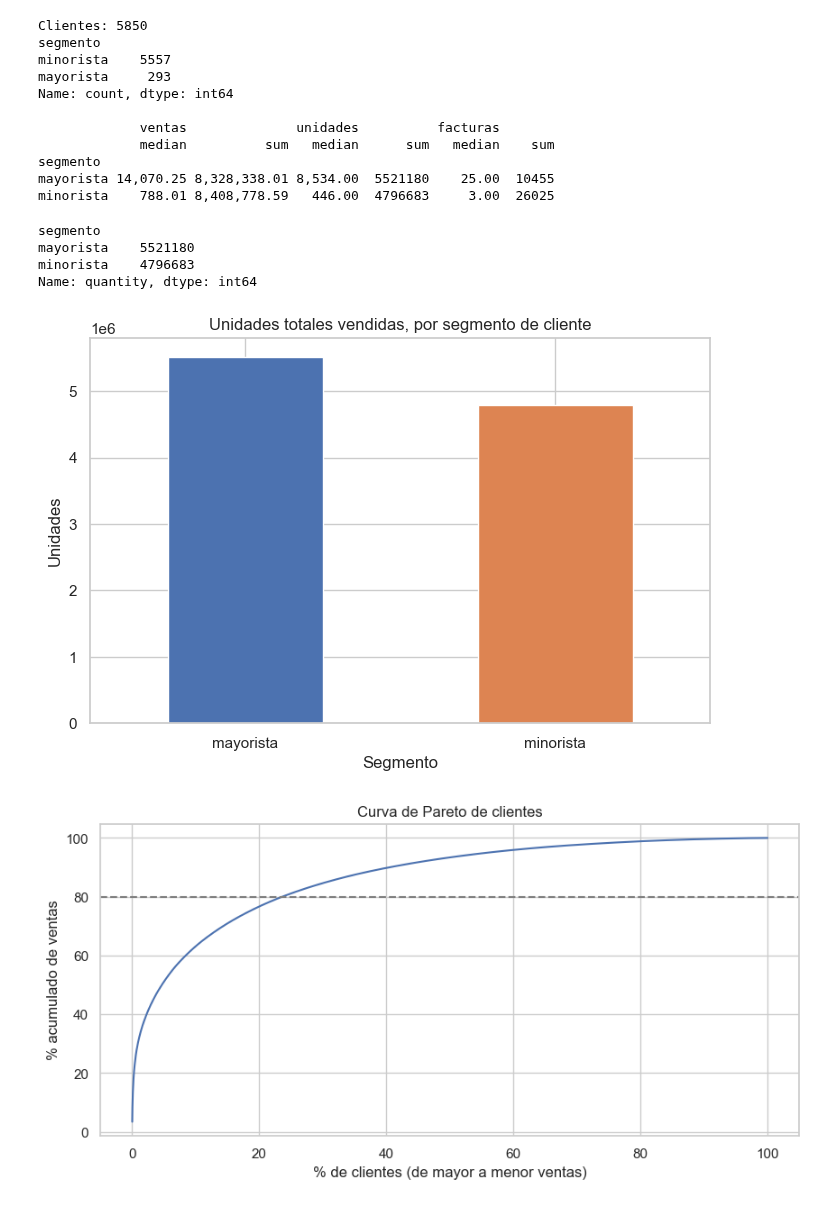
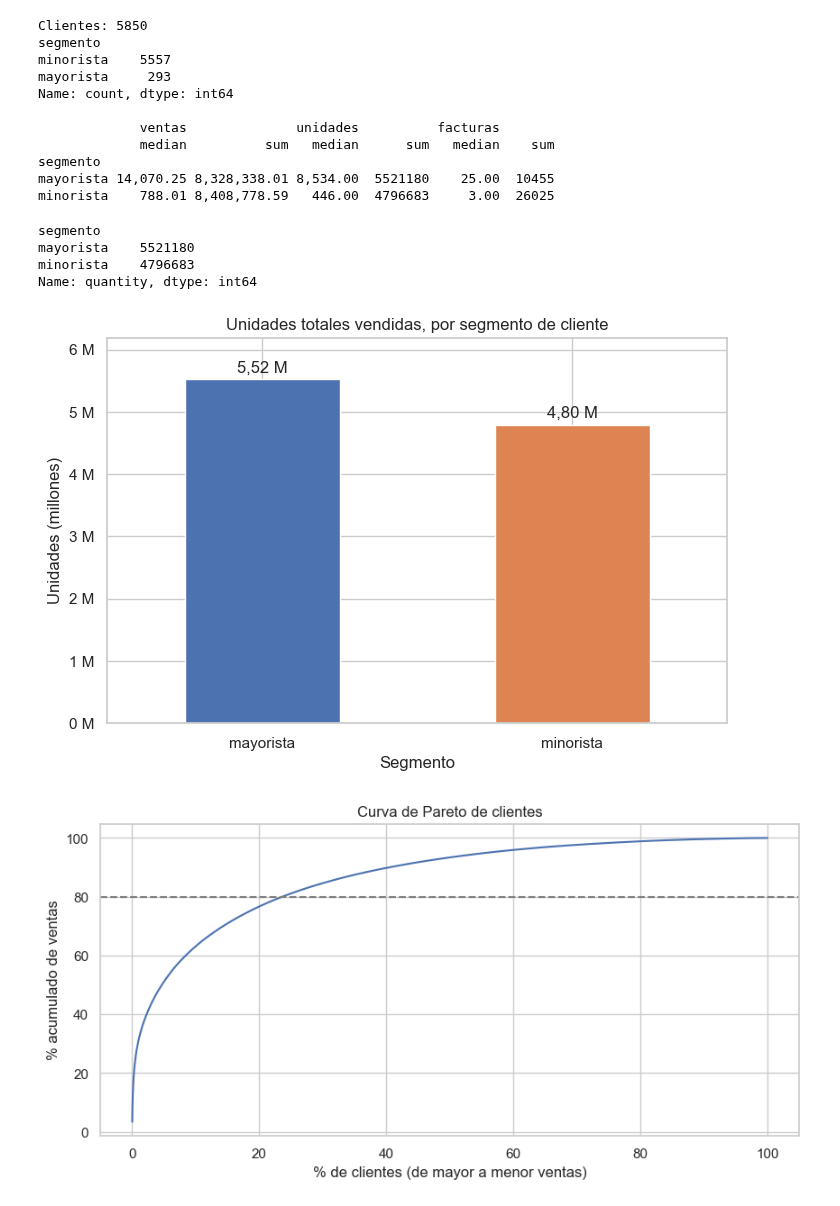
Before and after one commit to MafeLopezQuintana/asistente-regalos-ecommerce, a Jupyter notebook: notebooks/03_eda.ipynb, the cells around one changed output. Cells and saved outputs as stored; diff of their text form; code cells hidden in the pictures.

```diff
--- a/notebooks/03_eda.ipynb
+++ b/notebooks/03_eda.ipynb
@@ -39,6 +39,19 @@ import seaborn as sns
 sns.set_theme(style="whitegrid")
 pd.options.display.float_format = "{:,.2f}".format
 plt.rcParams["figure.figsize"] = (10, 4.5)
+
+# Formato común de los ejes: miles con "k", millones con "M" y punto como separador de miles
+from matplotlib.ticker import FuncFormatter, MaxNLocator
+
+def _con_puntos(x, decimales=0):
+    """1234567.8 -> '1.234.568' (punto de miles y coma decimal, como en el README)."""
+    return f"{x:,.{decimales}f}".replace(",", "X").replace(".", ",").replace("X", ".")
+
+fmt_miles = FuncFormatter(lambda x, _: _con_puntos(x))                     # 5.000
+fmt_k = FuncFormatter(lambda x, _: f"{_con_puntos(x / 1_000)} k")           # 40 k (unidades)
+fmt_libras_k = FuncFormatter(lambda x, _: f"£{_con_puntos(x / 1_000)} k")   # £100 k
+fmt_m = FuncFormatter(lambda x, _: f"{_con_puntos(x / 1_000_000)} M")       # 5 M
+fmt_libras_m = FuncFormatter(lambda x, _: f"£{_con_puntos(x / 1_000_000)} M")  # £15 M
 
 PROC = Path("../data/processed")
 df = pd.read_parquet(PROC / "online_retail_modelo.parquet")
@@ -1619,20 +1645,24 @@ minorista    788.01 8,408,778.59   446.00  4796683     3.00  26025
 # %%
 unidades_por_segmento = rfm.groupby('segmento')['quantity'].sum().sort_values(ascending=False)  # total de unidades, por segmento, de mayor a menor
 print(unidades_por_segmento)
 
 plt.figure(figsize=(8, 5))
-unidades_por_segmento.plot(kind='bar', color=['#4C72B0', '#DD8452'])  # azul y naranja, paleta neutra
+ax = unidades_por_segmento.plot(kind='bar', color=['#4C72B0', '#DD8452'])  # azul y naranja, paleta neutra
 plt.title('Unidades totales vendidas, por segmento de cliente')
 plt.xlabel('Segmento')
-plt.ylabel('Unidades')
+plt.ylabel('Unidades (millones)')
+ax.yaxis.set_major_formatter(fmt_m)   # "5 M" en lugar de la notación científica (1e6)
+ax.bar_label(ax.containers[0], labels=[f"{_con_puntos(v / 1_000_000, 2)} M" for v in unidades_por_segmento],
+             padding=3)
+ax.set_ylim(0, unidades_por_segmento.max() * 1.12)  # lugar para las etiquetas
 plt.xticks(rotation=0)  # nombres de segmento horizontales, no inclinados
 plt.show()
 # %% [output]
 segmento
 mayorista    5521180
 minorista    4796683
 Name: quantity, dtype: int64
-[figure, old version]
+[figure, new version]
 # %%
 # Pareto: qué parte de los ingresos concentra cada fracción de clientes
 v = cli["ventas"].sort_values(ascending=False).reset_index(drop=True)
```
Also changed, not shown: parts of 6 cells of this notebook.
